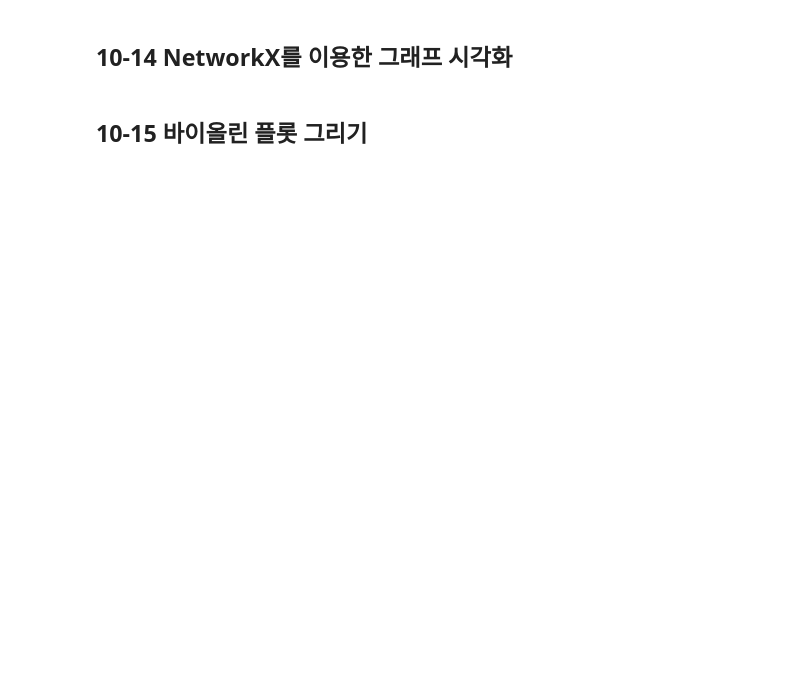
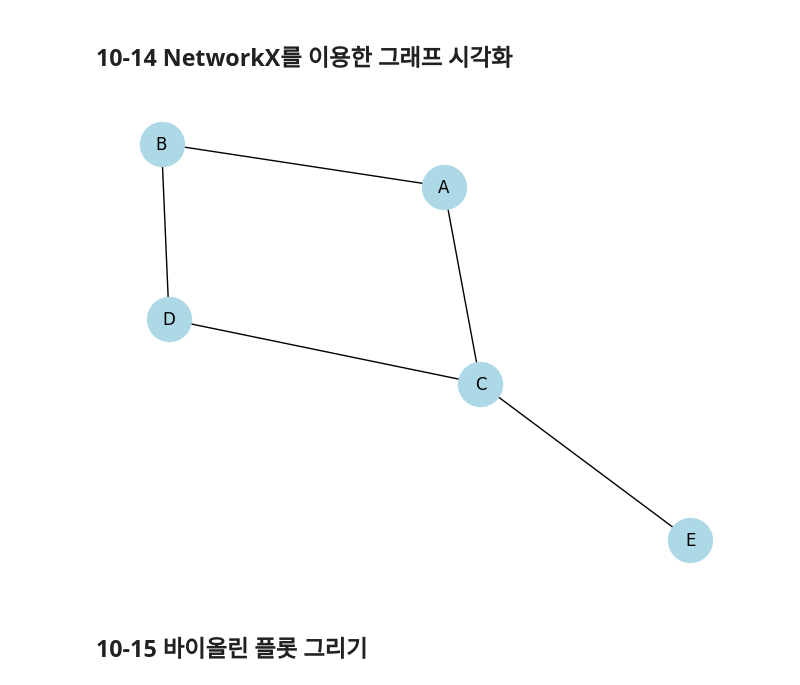
Before and after one commit to StellaCho-Study/Data-Analysis-with-Open-Source, a Jupyter notebook: 오픈소스_데이터_분석_10강.ipynb, the cells around one changed output. Cells and saved outputs as stored; diff of their text form; code cells hidden in the pictures; blank space fills up the shorter version.

```diff
--- a/오픈소스_데이터_분석_10강.ipynb
+++ b/오픈소스_데이터_분석_10강.ipynb
@@ -331,19 +339,22 @@ map
 # %%
 import networkx as nx
 import matplotlib.pyplot as plt
 
 ## 그래프 객체 생성
 G = nx.Graph()
 
 ## 노드(정점) 추가
 G.add_nodes_from(["A", "B", "C", "D", "E"])
 
 ## 엣지(간선) 추가
-G.add_edges_from([("A", "B"), ("A", "C"), ("B", "D"), ("C", "D"), ("C", "E")])
+G.add_edges_from([("A", "B"), ("A", "C"), ("B", "D"), ("C", "D"), ("C", "E")])  # 시작과 끝
 
 ## 그래프 시각화
+nx.draw(G, with_labels=True, node_size=1000, node_color='lightblue')
 
 plt.show()
+# %% [output]
+[figure, added]
 # %% [markdown]
 ## 10-15 바이올린 플롯 그리기
 # %%
```
Also changed, not shown: parts of 9 cells of this notebook.
